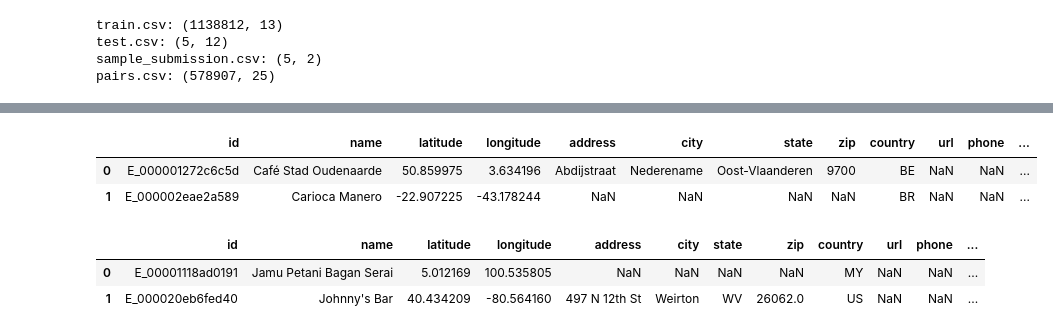
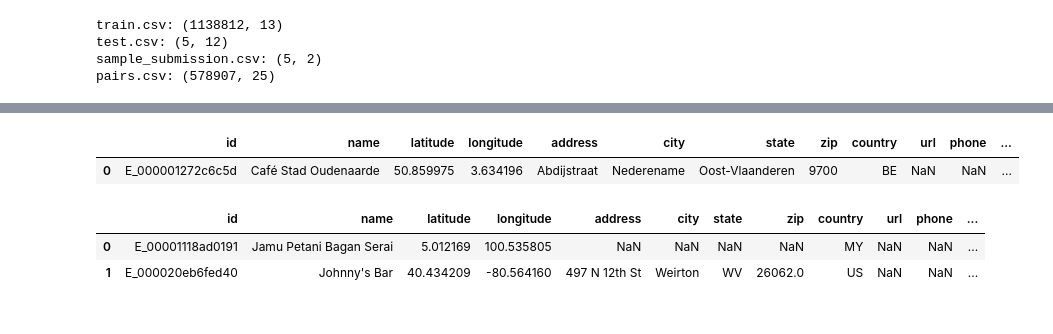
Before and after one commit to WilliamLLee/Foursquare_Location_Matching, a Jupyter notebook: tools/data_viewers.ipynb, the cells around one changed output, grey strips where cells are left out. Cells and saved outputs as stored; diff of their text form; code cells hidden in the pictures.

```diff
--- a/tools/data_viewers.ipynb
+++ b/tools/data_viewers.ipynb
@@ -45,9 +62,8 @@ pairs.csv: (578907, 25)
 # %%
-train.head(2)
+train.head(1)
 # %% [output]
 |  | id | name | latitude | longitude | address | city | state | zip | country | url | phone | ... |
 | 0 | E_000001272c6c5d | Café Stad Oudenaarde | 50.859975 | 3.634196 | Abdijstraat | Nederename | Oost-Vlaanderen | 9700 | BE | NaN | NaN | ... |
-| 1 | E_000002eae2a589 | Carioca Manero | -22.907225 | -43.178244 | NaN | NaN | NaN | NaN | BR | NaN | NaN | ... |
 # %%
 test.head(2)
 # %% [output]
```
Also changed, not shown: parts of 7 cells of this notebook, 3 other files.
